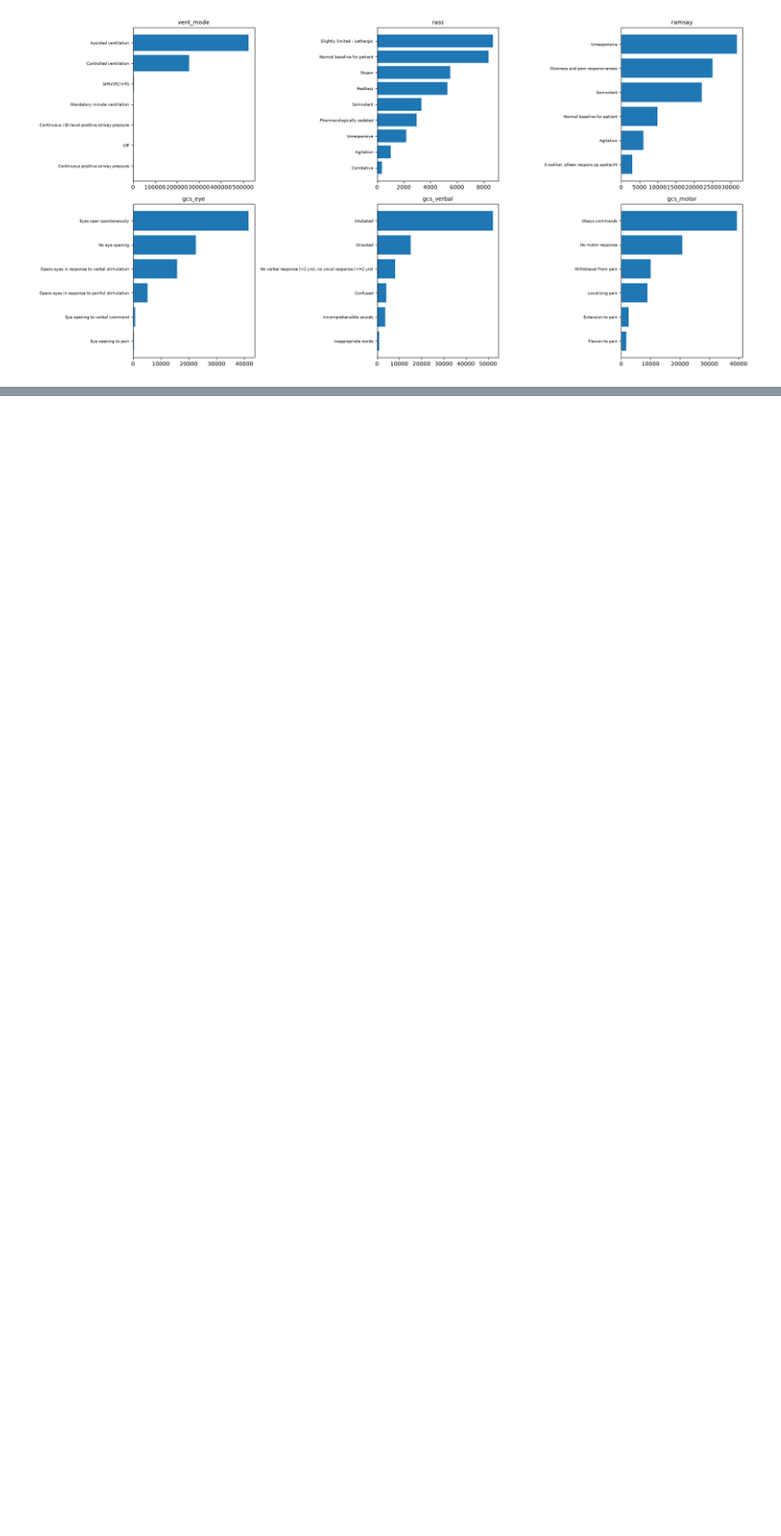
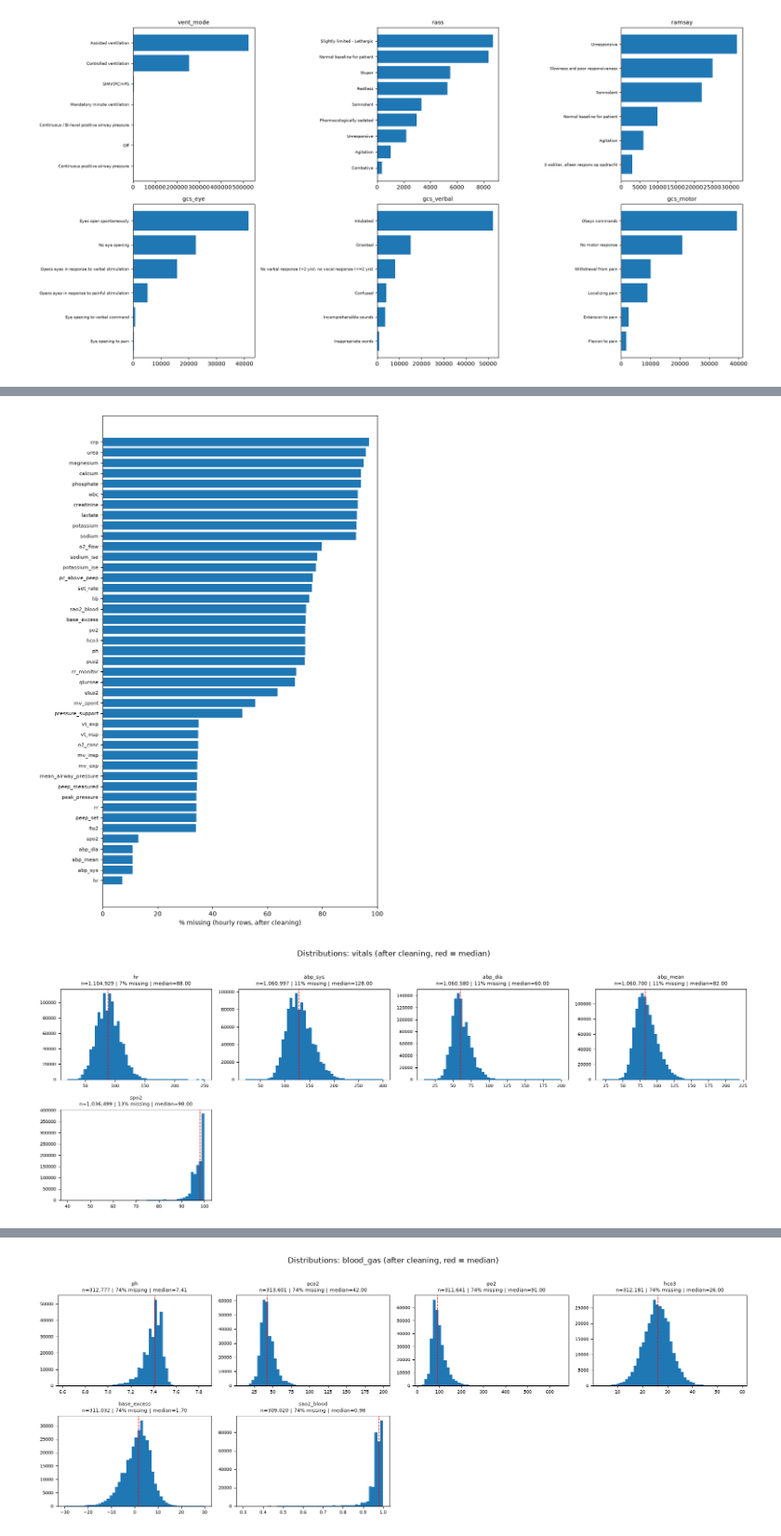
Before and after one commit to Githawijbenga/RL-for-health, a Jupyter notebook: data-exploration.ipynb, the cells around one changed output, grey strips where cells are left out. Shown at 93% size. Cells and saved outputs as stored; diff of their text form; code cells hidden in the pictures; blank space fills up the shorter version.

Commit message:
first data cleaning

```diff
--- a/data-exploration.ipynb
+++ b/data-exploration.ipynb
@@ -185,0 +321,76 @@ Name: count, dtype: Int64
+# %%
+from pathlib import Path
+import numpy as np
+import pandas as pd
+import matplotlib.pyplot as plt
+
+fig_dir = Path("data/figures")
+fig_dir.mkdir(parents=True, exist_ok=True)
+
+groups = {
+    "vitals": ["hr", "abp_sys", "abp_dia", "abp_mean", "spo2"],
+    "ventilator": ["fio2", "o2_conc", "o2_flow", "peep_set", "peep_measured", "peak_pressure",
+                   "mean_airway_pressure", "pressure_support", "pc_above_peep", "set_rate",
+                   "rr", "rr_monitor", "vt_exp", "vt_insp", "mv_exp", "mv_insp", "mv_spont", "etco2"],
+    "blood_gas": ["ph", "pco2", "po2", "hco3", "base_excess", "sao2_blood"],
+    "labs": ["hb", "wbc", "crp", "creatinine", "urea", "sodium", "sodium_ise",
+             "potassium", "potassium_ise", "calcium", "magnesium", "phosphate", "glucose", "lactate"],
+}
+groups = {g: [c for c in cols if c in clean.columns] for g, cols in groups.items()}
+all_numeric = [c for cols in groups.values() for c in cols]
+
+# 1. Missingness per numeric feature (after cleaning)
+miss = (clean[all_numeric].isna().mean() * 100).sort_values()
+fig, ax = plt.subplots(figsize=(8, 0.25 * len(miss) + 1))
+ax.barh(miss.index, miss.values)
+ax.set_xlabel("% missing (hourly rows, after cleaning)")
+ax.set_xlim(0, 100)
+ax.tick_params(axis="y", labelsize=8)
+plt.tight_layout()
+plt.savefig(fig_dir / "missingness.png", dpi=130)
+plt.show()
+
+# 2. Histograms per feature group
+def plot_group(name, cols, n_cols=4):
+    n_rows = int(np.ceil(len(cols) / n_cols))
+    fig, axes = plt.subplots(n_rows, n_cols, figsize=(4 * n_cols, 3 * n_rows))
+    axes = np.atleast_1d(axes).ravel()
+    for ax, c in zip(axes, cols):
+        s = clean[c].dropna()
+        if len(s) == 0:
+            ax.set_title(f"{c}\n(no data)", fontsize=9)
+            continue
+        bins = int(min(50, max(10, s.nunique())))
+        ax.hist(s, bins=bins)
+        ax.axvline(s.median(), color="red", linestyle="--", linewidth=1)
+        miss_pct = clean[c].isna().mean() * 100
+        ax.set_title(f"{c}\nn={len(s):,} | {miss_pct:.0f}% missing | median={s.median():.2f}", fontsize=8)
+        ax.tick_params(labelsize=7)
+    for ax in axes[len(cols):]:
+        ax.axis("off")
+    fig.suptitle(f"Distributions: {name} (after cleaning, red = median)", fontsize=12)
+    plt.tight_layout(rect=[0, 0, 1, 0.97])
+    plt.savefig(fig_dir / f"hist_{name}_clean.png", dpi=130)
+    plt.show()
+
+for name, cols in groups.items():
+    plot_group(name, cols)
+
+# 3. Categorical features
+cat_cols = [c for c in ["vent_mode_grp", "rass", "ramsay", "gcs_eye", "gcs_motor", "gcs_verbal"]
+            if c in clean.columns]
+fig, axes = plt.subplots(2, 3, figsize=(18, 8))
+for ax, c in zip(axes.ravel(), cat_cols):
+    vc = clean[c].value_counts().head(12)
+    ax.barh(vc.index.astype(str)[::-1], vc.values[::-1])
+    miss_pct = clean[c].isna().mean() * 100
+    ax.set_title(f"{c} ({miss_pct:.0f}% missing)", fontsize=10)
+    ax.tick_params(axis="y", labelsize=8)
+for ax in axes.ravel()[len(cat_cols):]:
+    ax.axis("off")
+plt.tight_layout()
+plt.savefig(fig_dir / "categorical_counts_clean.png", dpi=130)
+plt.show()
+# %% [output]
+[figure, added]
+[figure, added]
@@ -185,0 +398 @@ Name: count, dtype: Int64
+[figure, added]
```
Also changed, not shown: parts of 2 cells of this notebook.
